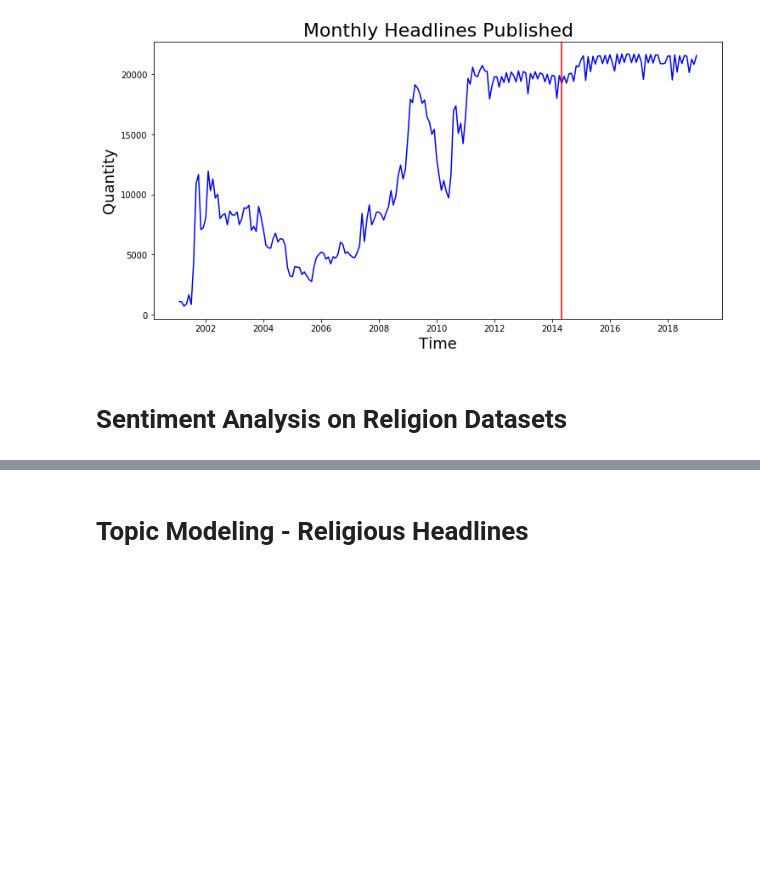
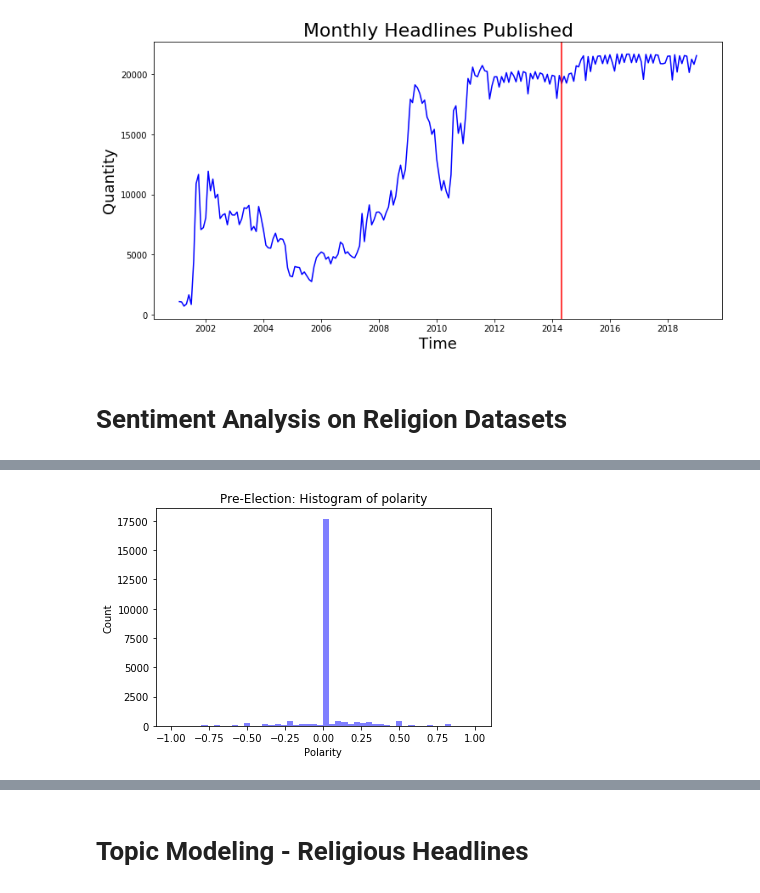
Before and after one commit to nathanderon/india_analysis_UDA, a Jupyter notebook: Final_Analysis.ipynb, the cells around one changed output, grey strips where cells are left out. Saved outputs shown, nothing was run; the diff lists cells and outputs as text; code cells hidden in the pictures; blank space fills up the shorter version.

```diff
--- a/Final_Analysis.ipynb
+++ b/Final_Analysis.ipynb
@@ -252,0 +314,9 @@ Text(0, 0.5, 'Quantity')
+# %%
+num_bins = 50
+n, bins, patches = plt.hist(headlines_pre.Polarity, num_bins, facecolor='blue', alpha=0.5)
+plt.xlabel('Polarity')
+plt.ylabel('Count')
+plt.title('Pre-Election: Histogram of polarity')
+plt.show()
+# %% [output]
+[figure, added]
```
Also changed, not shown: parts of 22 cells of this notebook.
